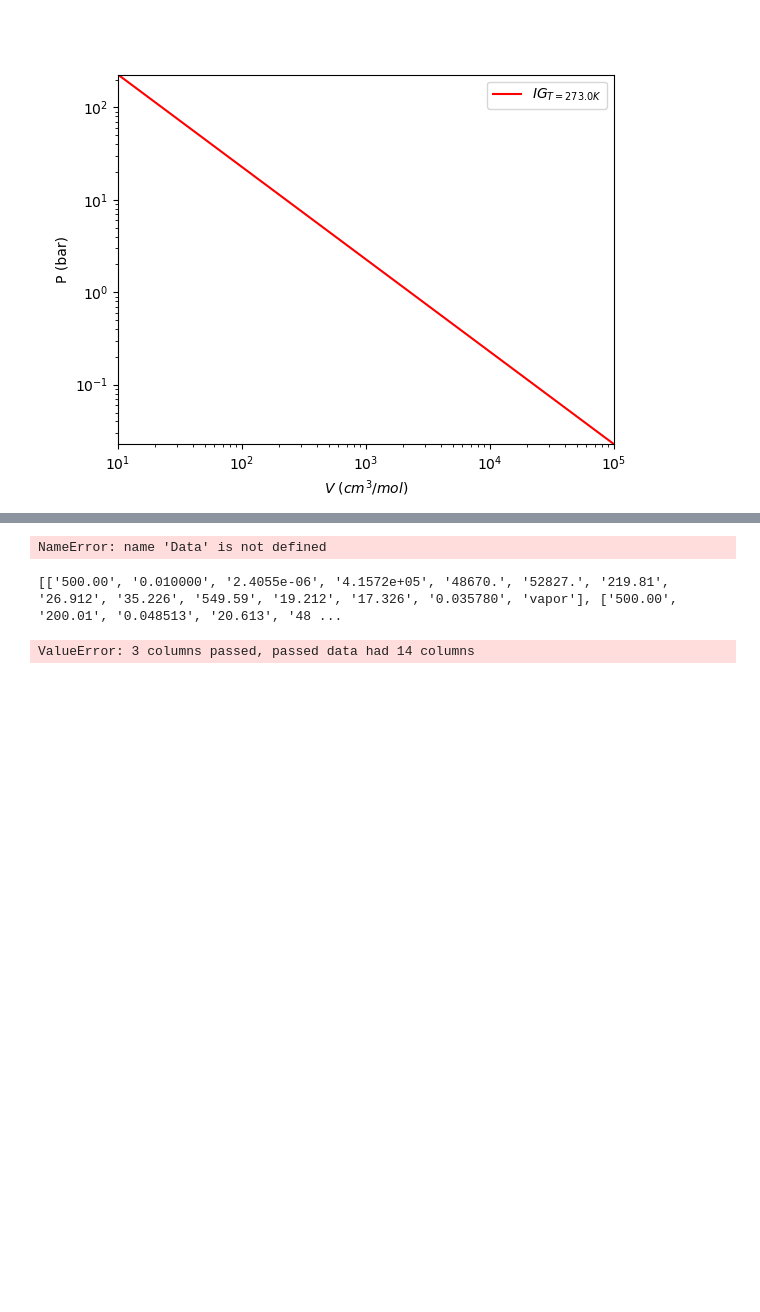
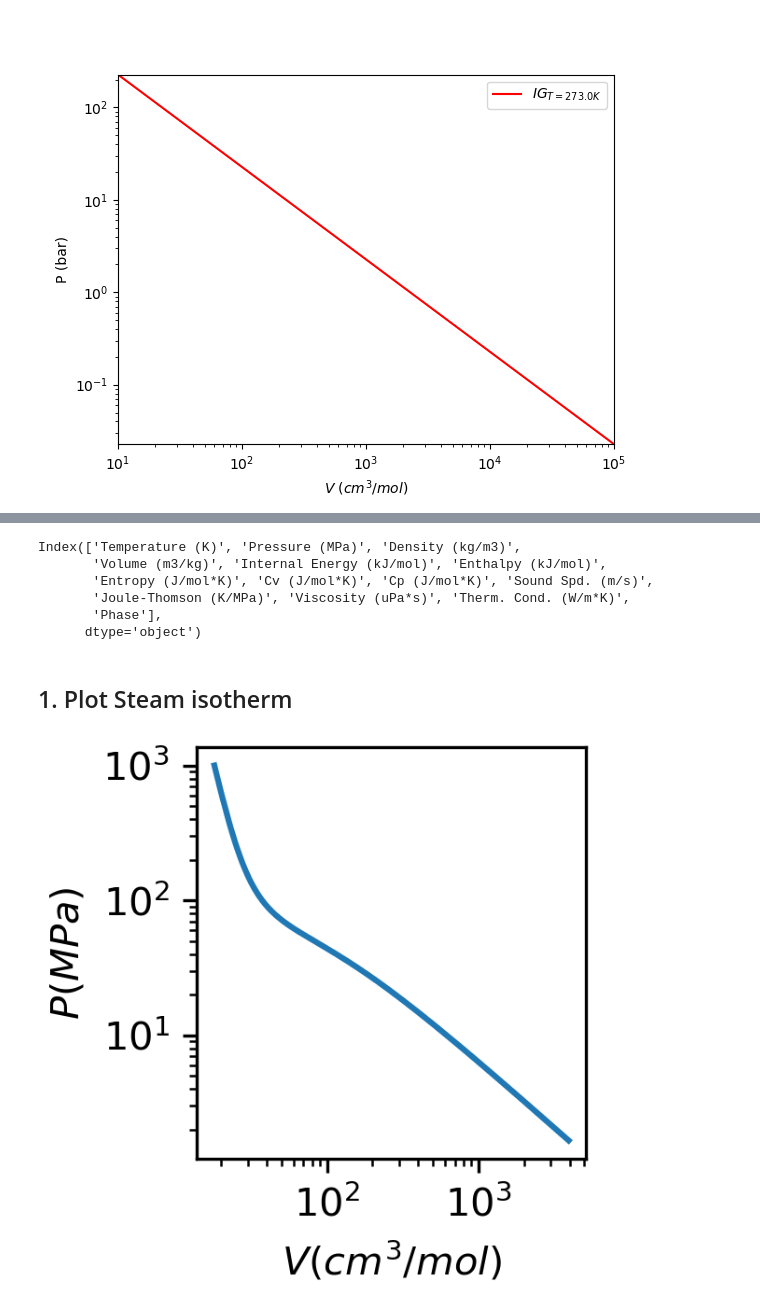
Before and after one commit to richardslaboratory/ChBE211_OER, a Jupyter notebook: _sources/Ch4/2.Virial-Equations-of-State.ipynb, the cells around one changed output, grey strips where cells are left out. Saved outputs shown, nothing was run; the diff lists cells and outputs as text; code cells hidden in the pictures; blank space fills up the shorter version.

```diff
--- a/_sources/Ch4/2.Virial-Equations-of-State.ipynb
+++ b/_sources/Ch4/2.Virial-Equations-of-State.ipynb
@@ -236,42 +351,44 @@ This is a *template* you can run locally — Selenium cannot run here, but the c
 # %%
-from selenium import webdriver
-from selenium.webdriver.common.by import By
-from selenium.webdriver.chrome.options import Options
 import pandas as pd
 import numpy as np
 import time
-
-# --- Configure Selenium ---
-options = Options()
-options.add_argument("--headless=new")
-driver = webdriver.Chrome(options=options)
-
-# --- Navigate to NIST fluid page for water ---
-url = "https://webbook.nist.gov/cgi/fluid.cgi?Action=Load&ID=C7732185&Type=IsoTherm&Digits=5&PLow=0.01&PHigh=200&PInc=200&RefState=DEF&T=500"
-driver.get(url)
-time.sleep(2)
-
-# --- Extract the data table ---
-table = driver.find_element(By.XPATH, "//table")
-rows = table.find_elements(By.TAG_NAME, "tr")
-
-data = []
-for r in rows:
-    cols = [c.text for c in r.find_elements(By.TAG_NAME, "td")]
-    if cols:
-        data.append(cols)
-
-driver.quit()
-# %% [output]
-NameError: name 'Data' is not defined
 # %%
-print(data)
 # --- Convert to DataFrame ---
-df = pd.DataFrame(data, columns=["Pressure_MPa", "Density_kg_m3", "Volume_m3_mol"])
-df["Pressure_Pa"] = df["Pressure_MPa"].astype(float) * 1e6
-df["V"] = df["Volume_m3_mol"].astype(float)
-df["P"] = df["Pressure_Pa"]
-df.head()
+import os
+import pandas as pd
+
+path2files = os.getcwd() + '\data'
+T = 800  # K
+filename = f"steam_isotherm_T={T}K.txt"
+
+df = pd.read_csv(os.path.join(path2files, filename), delimiter='\t')
+
+print(df.keys())
 # %% [output]
-[['500.00', '0.010000', '2.4055e-06', '4.1572e+05', '48670.', '52827.', '219.81', '26.912', '35.226', '549.59', '19.212', '17.326', '0.035780', 'vapor'], ['500.00', '200.01', '0.048513', '20.613', '48 ...
+Index(['Temperature (K)', 'Pressure (MPa)', 'Density (kg/m3)',
+       'Volume (m3/kg)', 'Internal Energy (kJ/mol)', 'Enthalpy (kJ/mol)',
+       'Entropy (J/mol*K)', 'Cv (J/mol*K)', 'Cp (J/mol*K)', 'Sound Spd. (m/s)',
+       'Joule-Thomson (K/MPa)', 'Viscosity (uPa*s)', 'Therm. Cond. (W/m*K)',
+       'Phase'],
+      dtype='object')
-ValueError: 3 columns passed, passed data had 14 columns
+# %% [markdown]
+## 1. Plot Steam isotherm
+# %%
+P = np.asarray(df['Pressure (MPa)'][df['Pressure (MPa)']>0],dtype=float) #MPa
+V = np.asarray(df['Volume (m3/kg)'][df['Pressure (MPa)']>0],dtype=float)*18/1000 #m^3/mol
+
+
+plt.figure(figsize=(2,2), dpi=300, constrained_layout=True)
+
+#fit for a
+x = V*100**3
+y = P
+#plot the isotherm
+plt.plot(x, y)
+plt.ylabel(r'$P (MPa)$')
+plt.xlabel(r'$V (cm^3/mol)$')
+plt.yscale('log')
+plt.xscale('log')
+plt.show()
+# %% [output]
+[figure, added]
```
Also changed, not shown: parts of 17 cells of this notebook, 29 other files.
